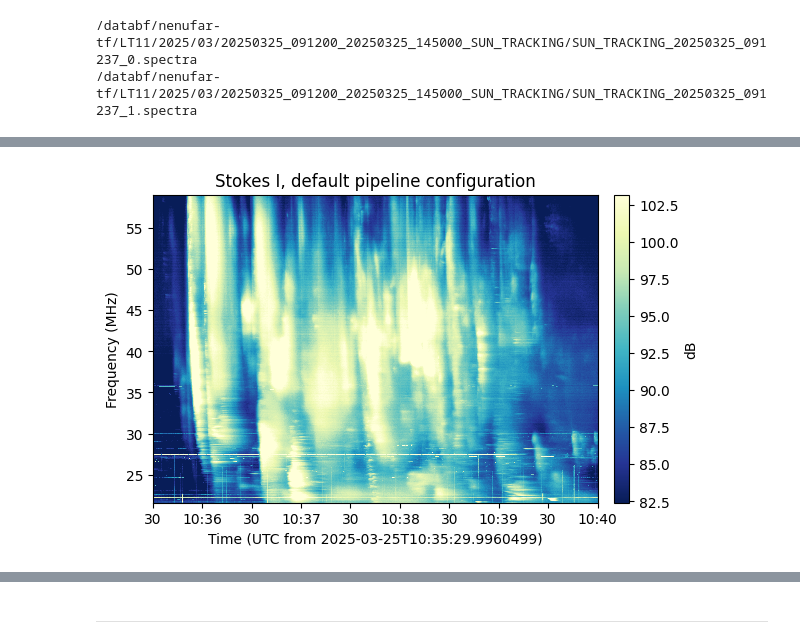
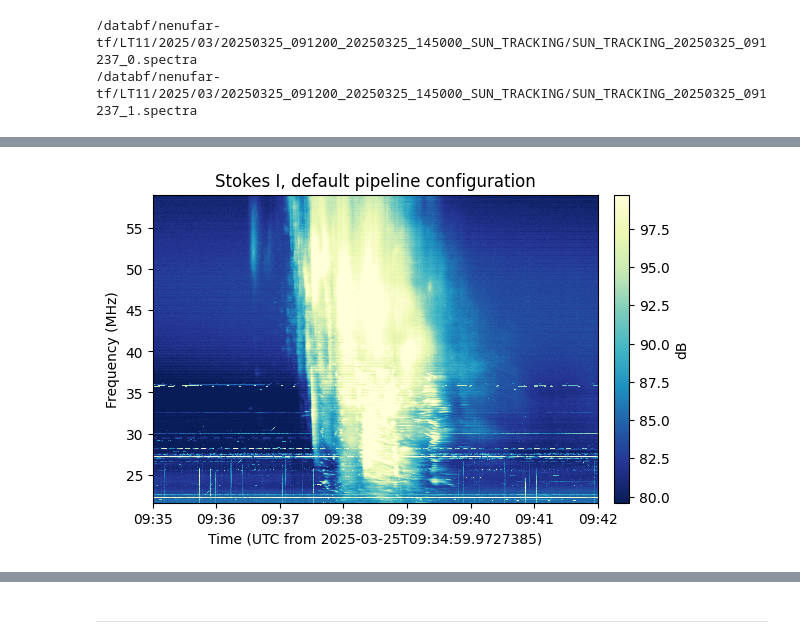
Before and after one commit to MohamedNedal/nenufar_work, a Jupyter notebook: plot_nenufar.ipynb, the cells around one changed output, grey strips where cells are left out. Saved outputs shown, nothing was run; the diff lists cells and outputs as text; code cells hidden in the pictures.

```diff
--- a/plot_nenufar.ipynb
+++ b/plot_nenufar.ipynb
@@ -19,22 +25,30 @@ date     = '2025-03-25'
 data_dir = '/databf/nenufar-tf/LT11'
 obs_dir  = '20250325_091200_20250325_145000_SUN_TRACKING'
 
-start_time = '2025-03-25T10:35:30'
-end_time   = '2025-03-25T10:40:00'
+start_time            = '2025-03-25T09:35:00'
+end_time              = '2025-03-25T09:42:00'
+what_is_this_spectrum = 'typeIII_G1'
+
 figsize = [7,4]
 
 year, month, day = date.split('-')
 spectra_files = sorted(glob.glob(f'{data_dir}/{year}/{month}/{obs_dir}/*.spectra'))
+
 low_freq_path  = [ file for file in spectra_files if file.endswith('_0.spectra') ][0]
 high_freq_path = [ file for file in spectra_files if file.endswith('_1.spectra') ][0]
-
 print(low_freq_path, high_freq_path, sep='\n')
 # %% [output]
 /databf/nenufar-tf/LT11/2025/03/20250325_091200_20250325_145000_SUN_TRACKING/SUN_TRACKING_20250325_091237_0.spectra
 /databf/nenufar-tf/LT11/2025/03/20250325_091200_20250325_145000_SUN_TRACKING/SUN_TRACKING_20250325_091237_1.spectra
 # %%
+full_data = False
 stokes_param = 'I'
 low_data_i = Spectra(filename=low_freq_path)
-low_data_i = low_data_i.get(stokes=stokes_param, tmin=start_time, tmax=end_time, ignore_volume_warning=True)
-low_data_i.plot(figsize=figsize, title=f'Stokes {stokes_param}, default pipeline configuration')
+
+if not full_data:
+    low_data_i = low_data_i.get(stokes=stokes_param, tmin=start_time, tmax=end_time, ignore_volume_warning=True)
+    low_data_i.plot(figsize=figsize, title=f'Stokes {stokes_param}, default pipeline configuration')
+else:
+    low_data_i = low_data_i.get(stokes=stokes_param, ignore_volume_warning=True)
+    low_data_i.plot(figsize=figsize, title=f'Stokes {stokes_param}, default pipeline configuration')
 # %% [output]
@@ -58,4 +72,4 @@ low_data_i.plot(figsize=figsize, title=f'Stokes {stokes_param}, default pipeline
-[figure, old version]
+[figure, new version]
 # %%
 stokes_param = 'I'
 high_data_i = Spectra(filename=high_freq_path)
```
Also changed, not shown: parts of 56 cells of this notebook.
